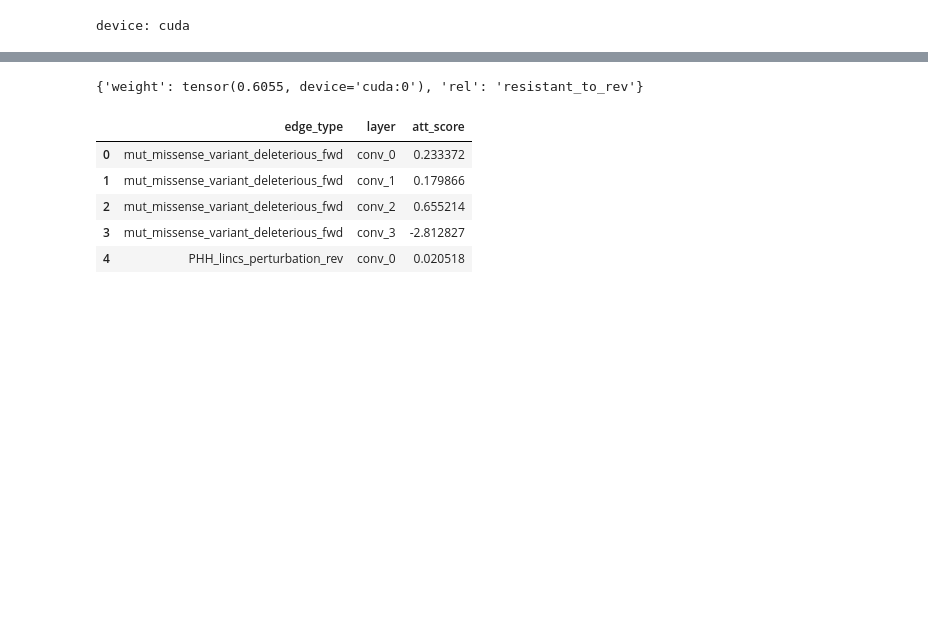
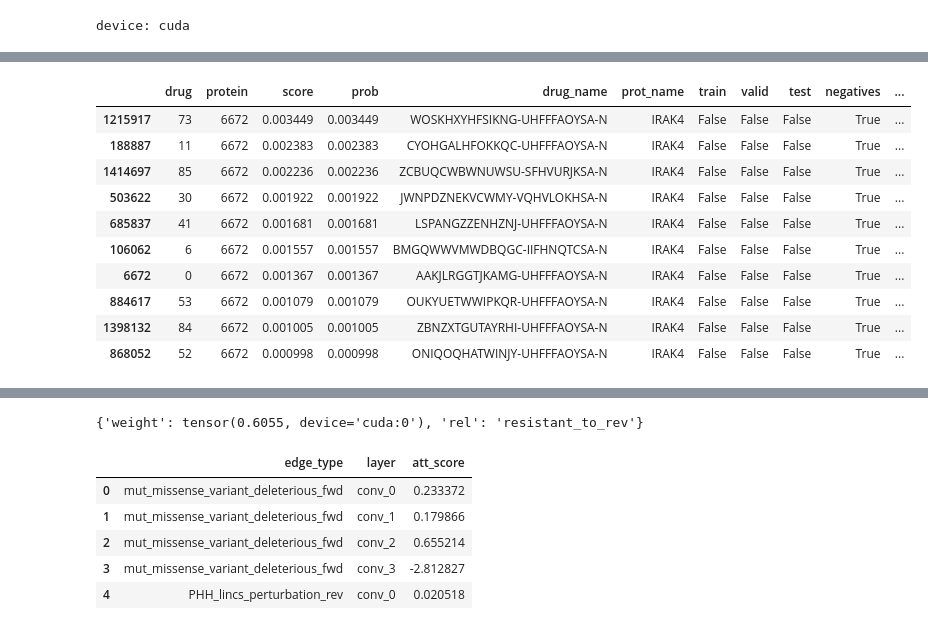
Before and after one commit to biodev/TKG-DTI, a Jupyter notebook: notebooks/00_TKGDTI_GNN_EXPLANATIONS_PLOTS.ipynb, the cells around one changed output, grey strips where cells are left out. Saved outputs shown, nothing was run; the diff lists cells and outputs as text; code cells hidden in the pictures; blank space fills up the shorter version.

```diff
--- a/notebooks/interpretation_of_dtis.ipynb
+++ b/notebooks/00_TKGDTI_GNN_EXPLANATIONS_PLOTS.ipynb
@@ -413,0 +440,21 @@ preds[lambda x: (x.inhibitor == 'Venetoclax') & (x.prot_name == 'BAX')]
+# %%
+#preds[lambda x: (x.inhibitor.str.contains('Trametinib')).fillna(False)].sort_values(by='score', ascending=False).head(10)
+#preds[lambda x: (x.inhibitor.str.contains('Venetoclax')).fillna(False)].sort_values(by='score', ascending=False).head(10)
+#preds[lambda x: (x.inhibitor.str.contains('Vene')).fillna(False)].sort_values(by='score', ascending=False).head(10)
+#preds[lambda x: (x.prot_name.str.contains('MAP2K1')).fillna(False)].sort_values(by='score', ascending=False).head(10)
+#preds[lambda x: (x.prot_name.str.contains('BCL2')).fillna(False)].sort_values(by='score', ascending=False).head(10)
+preds[lambda x: (x.prot_name.str.contains('IRAK4')).fillna(False)].sort_values(by='score', ascending=False).head(10)
+#preds[lambda x: (x.prot_name.isin(['SF3B1', 'SRSF2', 'U2AF1', 'ZRSR2', 'LUC7L2', 'TET2', 'DNMT3A', 'STAG2', 'RAD21', 'SMC1A', 'SMC3', 'SMAD4', 'SMAD3', 'IRAK4'])).fillna(False)].sort_values(by='score', ascending=False).head(10)
+#preds.sort_values(by='score', ascending=False).head(5).style.hide()
+# %% [output]
+|  | drug | protein | score | prob | drug_name | prot_name | train | valid | test | negatives | ... |
+| 1215917 | 73 | 6672 | 0.003449 | 0.003449 | WOSKHXYHFSIKNG-UHFFFAOYSA-N | IRAK4 | False | False | False | True | ... |
+| 188887 | 11 | 6672 | 0.002383 | 0.002383 | CYOHGALHFOKKQC-UHFFFAOYSA-N | IRAK4 | False | False | False | True | ... |
+| 1414697 | 85 | 6672 | 0.002236 | 0.002236 | ZCBUQCWBWNUWSU-SFHVURJKSA-N | IRAK4 | False | False | False | True | ... |
+| 503622 | 30 | 6672 | 0.001922 | 0.001922 | JWNPDZNEKVCWMY-VQHVLOKHSA-N | IRAK4 | False | False | False | True | ... |
+| 685837 | 41 | 6672 | 0.001681 | 0.001681 | LSPANGZZENHZNJ-UHFFFAOYSA-N | IRAK4 | False | False | False | True | ... |
+| 106062 | 6 | 6672 | 0.001557 | 0.001557 | BMGQWWVMWDBQGC-IIFHNQTCSA-N | IRAK4 | False | False | False | True | ... |
+| 6672 | 0 | 6672 | 0.001367 | 0.001367 | AAKJLRGGTJKAMG-UHFFFAOYSA-N | IRAK4 | False | False | False | True | ... |
+| 884617 | 53 | 6672 | 0.001079 | 0.001079 | OUKYUETWWIPKQR-UHFFFAOYSA-N | IRAK4 | False | False | False | True | ... |
+| 1398132 | 84 | 6672 | 0.001005 | 0.001005 | ZBNZXTGUTAYRHI-UHFFFAOYSA-N | IRAK4 | False | False | False | True | ... |
+| 868052 | 52 | 6672 | 0.000998 | 0.000998 | ONIQOQHATWINJY-UHFFFAOYSA-N | IRAK4 | False | False | False | True | ... |
```
Also changed, not shown: parts of 8 cells of this notebook, 3 other files.
